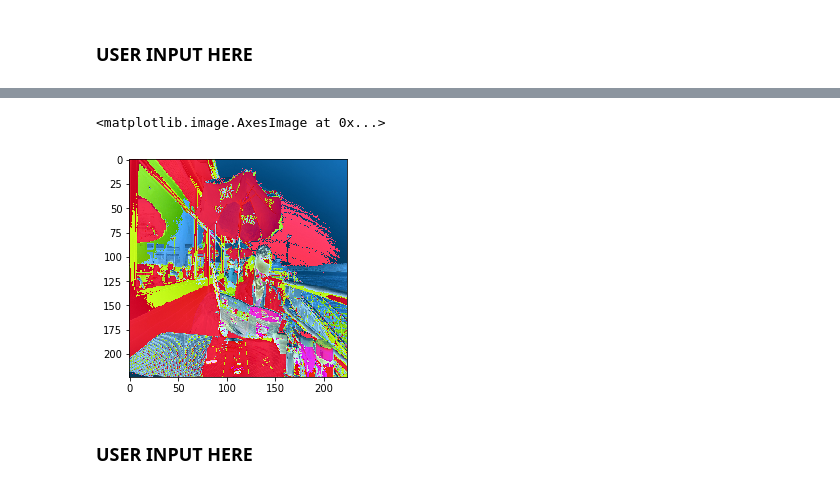
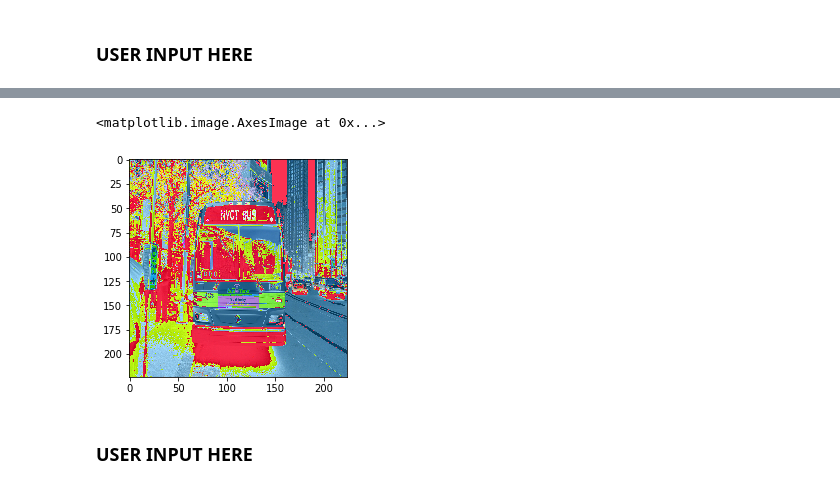
Before and after one commit to StanfordVL/ReferringRelationships, a Jupyter notebook: utils/visualization.ipynb, the cells around one changed output, grey strips where cells are left out. Drawn from its saved outputs; the diff is of its cells as text; code cells hidden in the pictures.

```diff
--- a/utils/visualization.ipynb
+++ b/utils/visualization.ipynb
@@ -49,8 +50,9 @@ plt.imshow(img)
-# %%
-plt.imshow(images[0]+124)
-# %% [output]
-<matplotlib.image.AxesImage at 0x...>
-[figure, removed]
+# %%
+# just to make sure that the image frome dataset.hdf5 is the same
+plt.imshow(images[image_index]+124)
+# %% [output]
+<matplotlib.image.AxesImage at 0x...>
+[figure, added]
 # %% [markdown]
 ### USER INPUT HERE
 # %%
```
Also changed, not shown: parts of 5 cells of this notebook, 1 other file.
